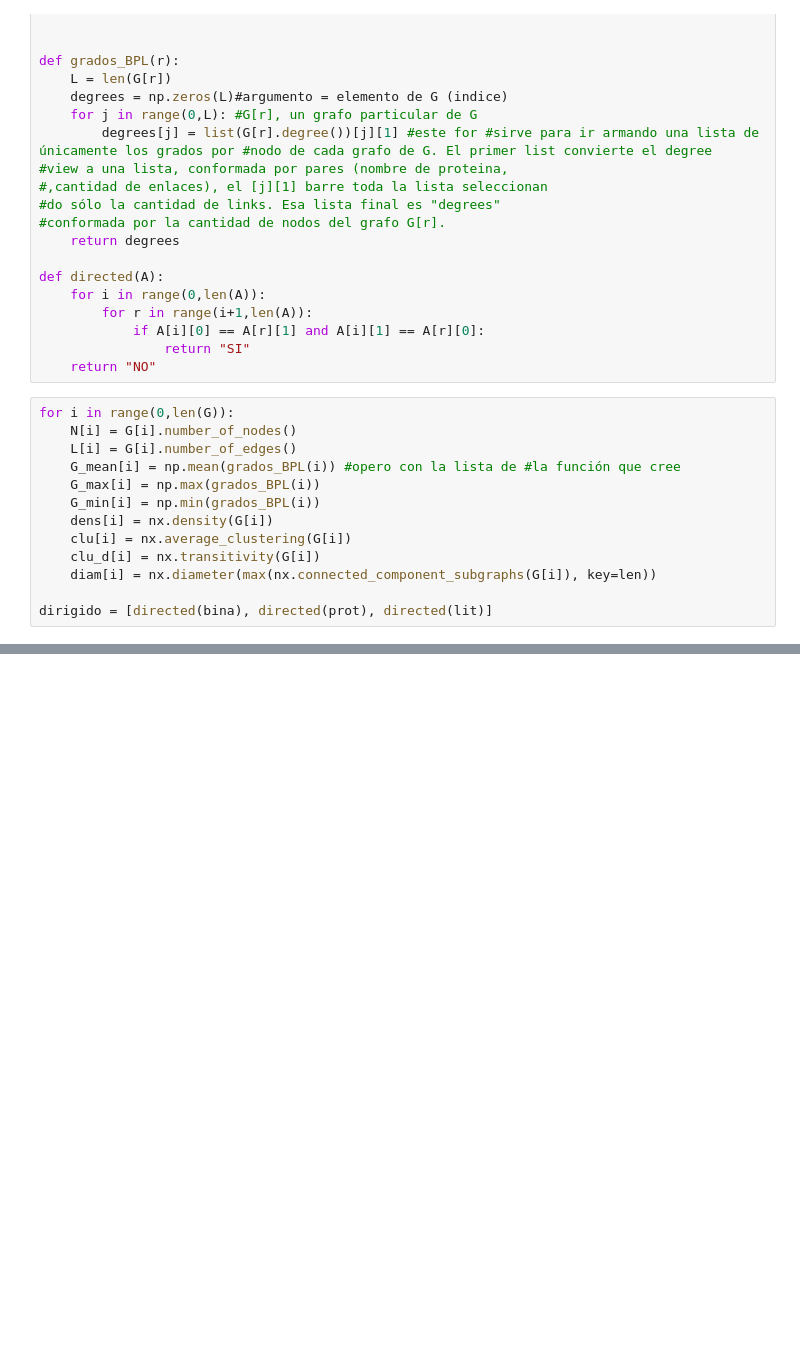
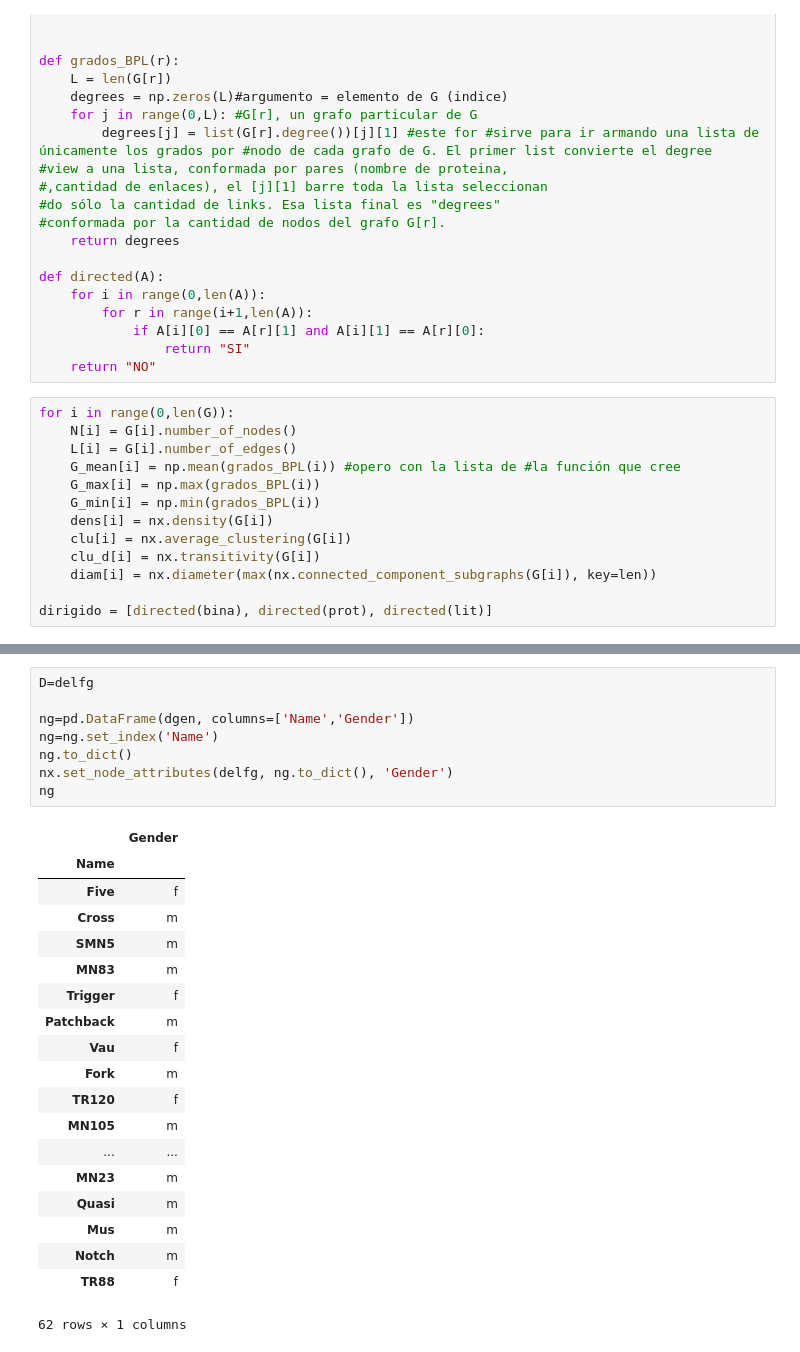
Before and after one commit to leialorenzo/Redes, a Jupyter notebook: TP1.ipynb, the cells around one changed output, grey strips where cells are left out. Cells and saved outputs as stored; diff of their text form; blank space fills up the shorter version.

```diff
--- a/TP1.ipynb
+++ b/TP1.ipynb
@@ -108,0 +157,28 @@ print(tabla)
+# %%
+D=delfg
+
+ng=pd.DataFrame(dgen, columns=['Name','Gender'])
+ng=ng.set_index('Name')
+ng.to_dict()
+nx.set_node_attributes(delfg, ng.to_dict(), 'Gender')
+ng
+# %% [output]
+|  | Gender |
+| Name |  |
+| Five | f |
+| Cross | m |
+| SMN5 | m |
+| MN83 | m |
+| Trigger | f |
+| Patchback | m |
+| Vau | f |
+| Fork | m |
+| TR120 | f |
+| MN105 | m |
+| ... | ... |
+| MN23 | m |
+| Quasi | m |
+| Mus | m |
+| Notch | m |
+| TR88 | f |
+62 rows × 1 columns
```
Also changed, not shown: parts of 6 cells of this notebook.
